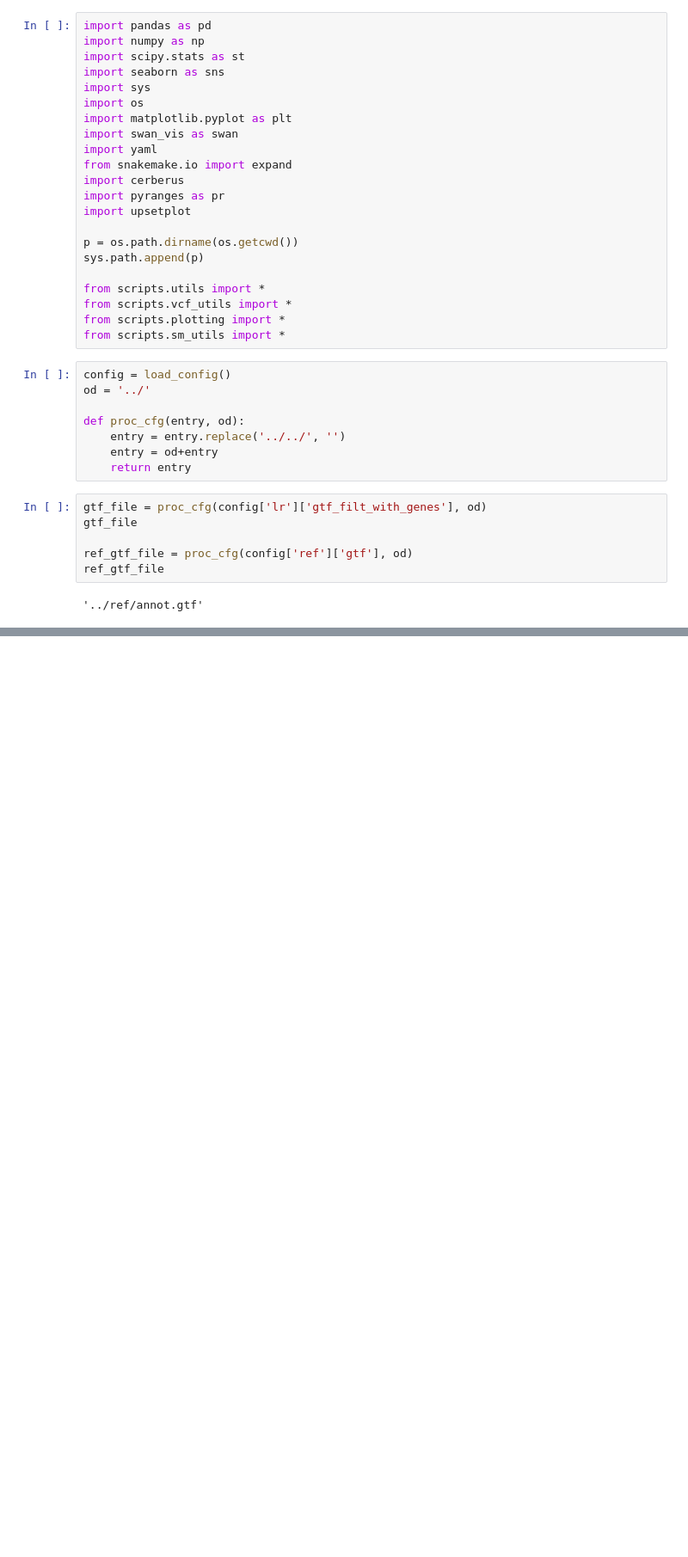
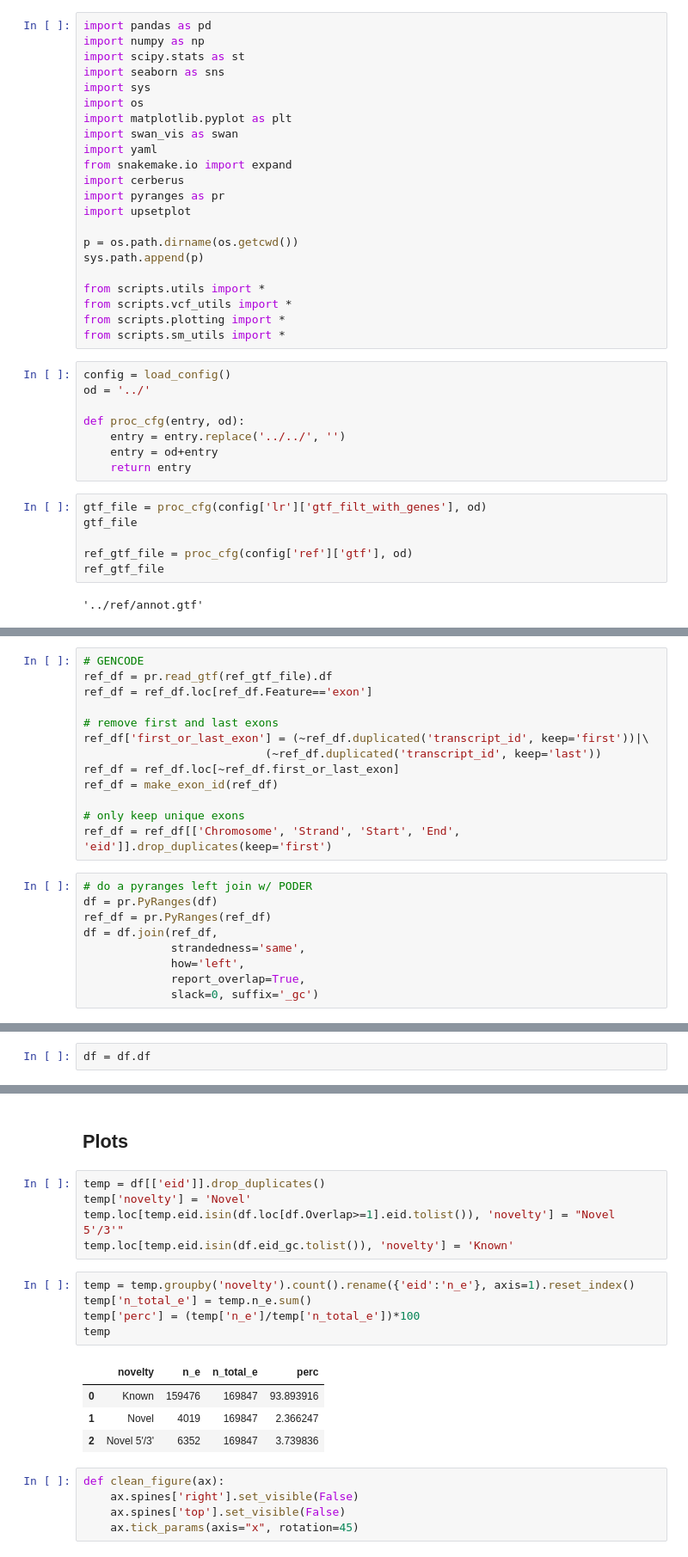
Before and after one commit to fairliereese/240903_pt, a Jupyter notebook: analysis/characterize_novel_exons.ipynb, the cells around one changed output, grey strips where cells are left out. Shown at 86% size. Drawn from its saved outputs; the diff is of its cells as text; blank space fills up the shorter version.

```diff
--- a/analysis/characterize_novel_exons.ipynb
+++ b/analysis/characterize_novel_exons.ipynb
@@ -44,0 +67,22 @@ ic_df = cerberus.get_ic(df)
+# %%
+# GENCODE
+ref_df = pr.read_gtf(ref_gtf_file).df
+ref_df = ref_df.loc[ref_df.Feature=='exon']
+
+# remove first and last exons
+ref_df['first_or_last_exon'] = (~ref_df.duplicated('transcript_id', keep='first'))|\
+                           (~ref_df.duplicated('transcript_id', keep='last'))
+ref_df = ref_df.loc[~ref_df.first_or_last_exon]
+ref_df = make_exon_id(ref_df)
+
+# only keep unique exons
+ref_df = ref_df[['Chromosome', 'Strand', 'Start', 'End', 'eid']].drop_duplicates(keep='first')
+# %%
+# do a pyranges left join w/ PODER
+df = pr.PyRanges(df)
+ref_df = pr.PyRanges(ref_df)
+df = df.join(ref_df,
+             strandedness='same',
+             how='left',
+             report_overlap=True,
+             slack=0, suffix='_gc')
@@ -44,0 +91,2 @@ ic_df = cerberus.get_ic(df)
+# %%
+df = df.df
@@ -44,0 +121,22 @@ ic_df = cerberus.get_ic(df)
+# %% [markdown]
+## Plots
+# %%
+temp = df[['eid']].drop_duplicates()
+temp['novelty'] = 'Novel'
+temp.loc[temp.eid.isin(df.loc[df.Overlap>=1].eid.tolist()), 'novelty'] = "Novel 5'/3'"
+temp.loc[temp.eid.isin(df.eid_gc.tolist()), 'novelty'] = 'Known'
+# %%
+temp = temp.groupby('novelty').count().rename({'eid':'n_e'}, axis=1).reset_index()
+temp['n_total_e'] = temp.n_e.sum()
+temp['perc'] = (temp['n_e']/temp['n_total_e'])*100
+temp
+# %% [output]
+|  | novelty | n_e | n_total_e | perc |
+| 0 | Known | 159476 | 169847 | 93.893916 |
+| 1 | Novel | 4019 | 169847 | 2.366247 |
+| 2 | Novel 5'/3' | 6352 | 169847 | 3.739836 |
+# %%
+def clean_figure(ax):
+    ax.spines['right'].set_visible(False)
+    ax.spines['top'].set_visible(False)
+    ax.tick_params(axis="x", rotation=45)
```
Also changed, not shown: parts of 35 cells of this notebook, 2 other files.
